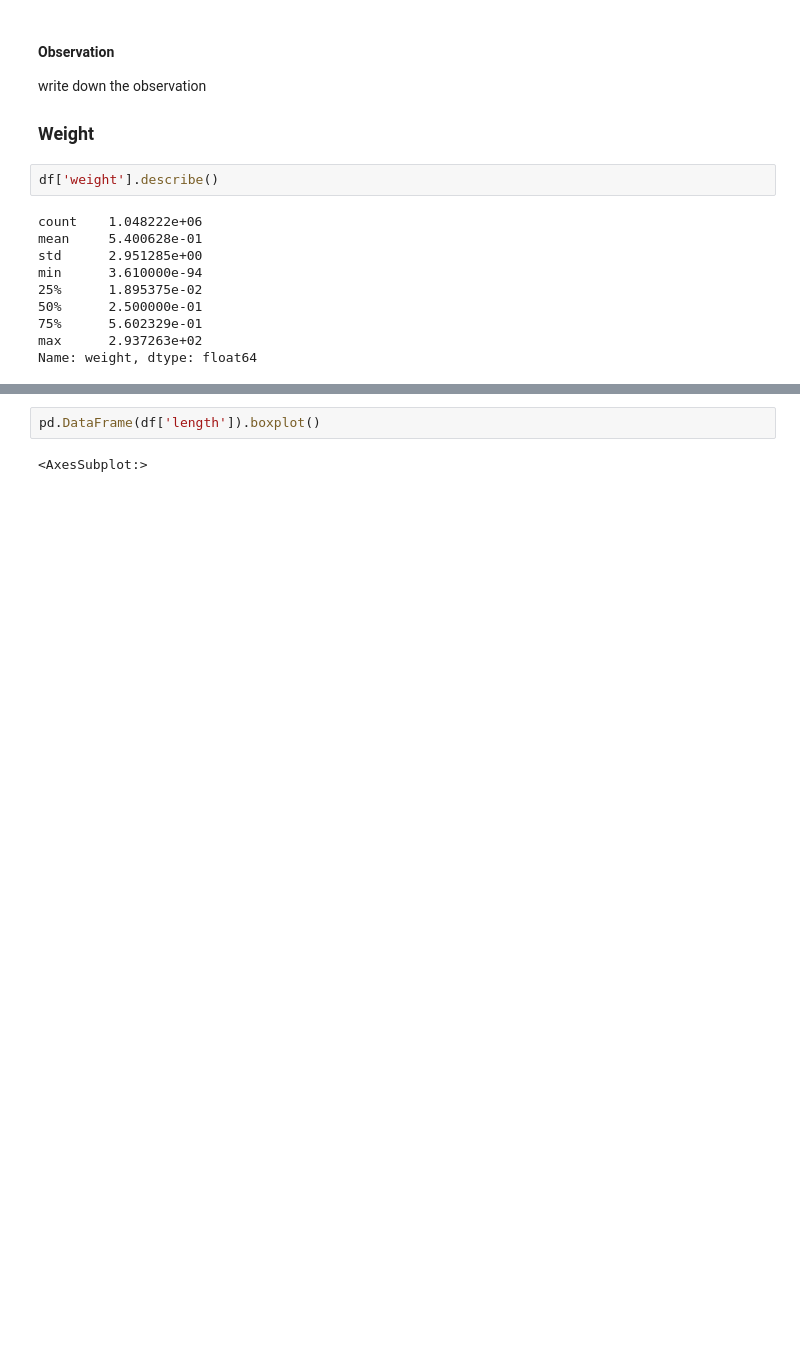
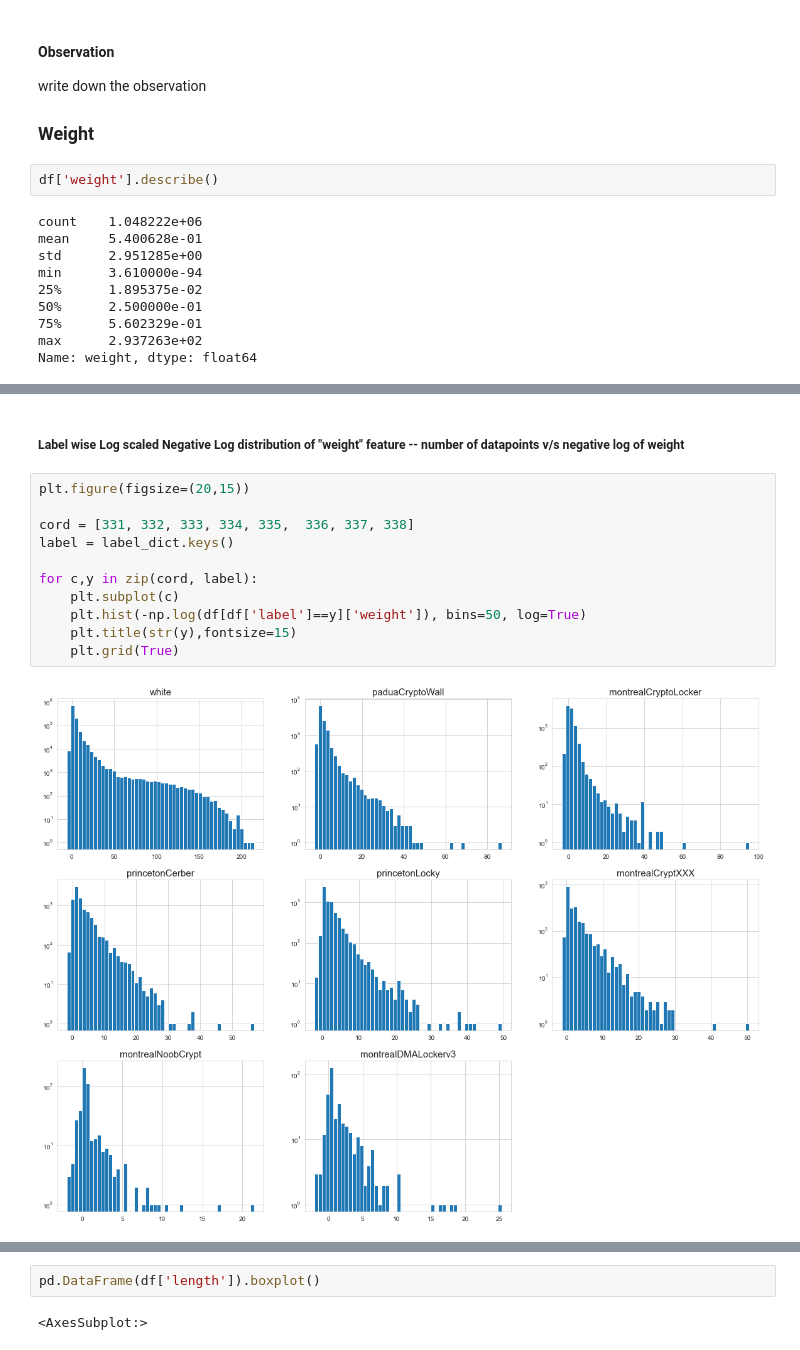
Before and after one commit to gauravsh0812/Bitcoin_Heist, a Jupyter notebook: Bitcoin_Heist.ipynb, the cells around one changed output, grey strips where cells are left out. Cells and saved outputs as stored; diff of their text form; blank space fills up the shorter version.

```diff
--- a/Bitcoin_Heist.ipynb
+++ b/Bitcoin_Heist.ipynb
@@ -257,0 +268,15 @@ plt.show()
+# %% [markdown]
+##### Label wise Log scaled Negative Log distribution of "weight" feature -- number of datapoints v/s negative log of weight
+# %%
+plt.figure(figsize=(20,15))
+
+cord = [331, 332, 333, 334, 335,  336, 337, 338]
+label = label_dict.keys()
+
+for c,y in zip(cord, label):
+    plt.subplot(c)
+    plt.hist(-np.log(df[df['label']==y]['weight']), bins=50, log=True)
+    plt.title(str(y),fontsize=15)
+    plt.grid(True)
+# %% [output]
+[figure, added]
```
Also changed, not shown: parts of 19 cells of this notebook.
